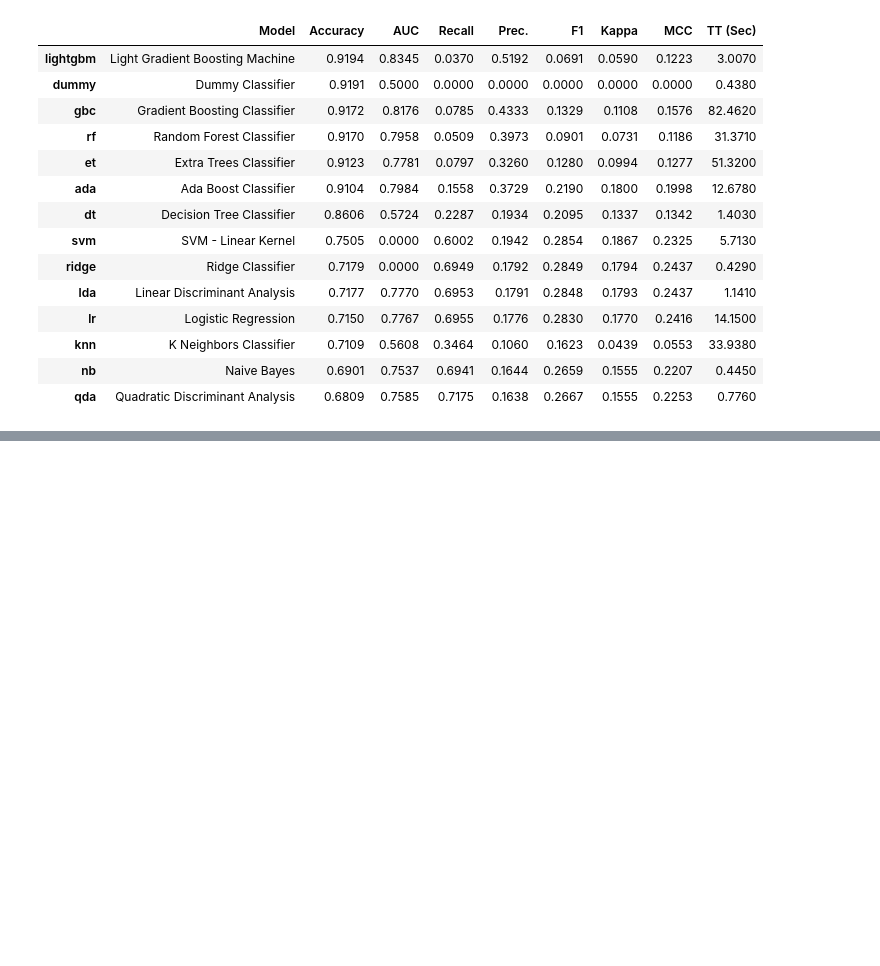
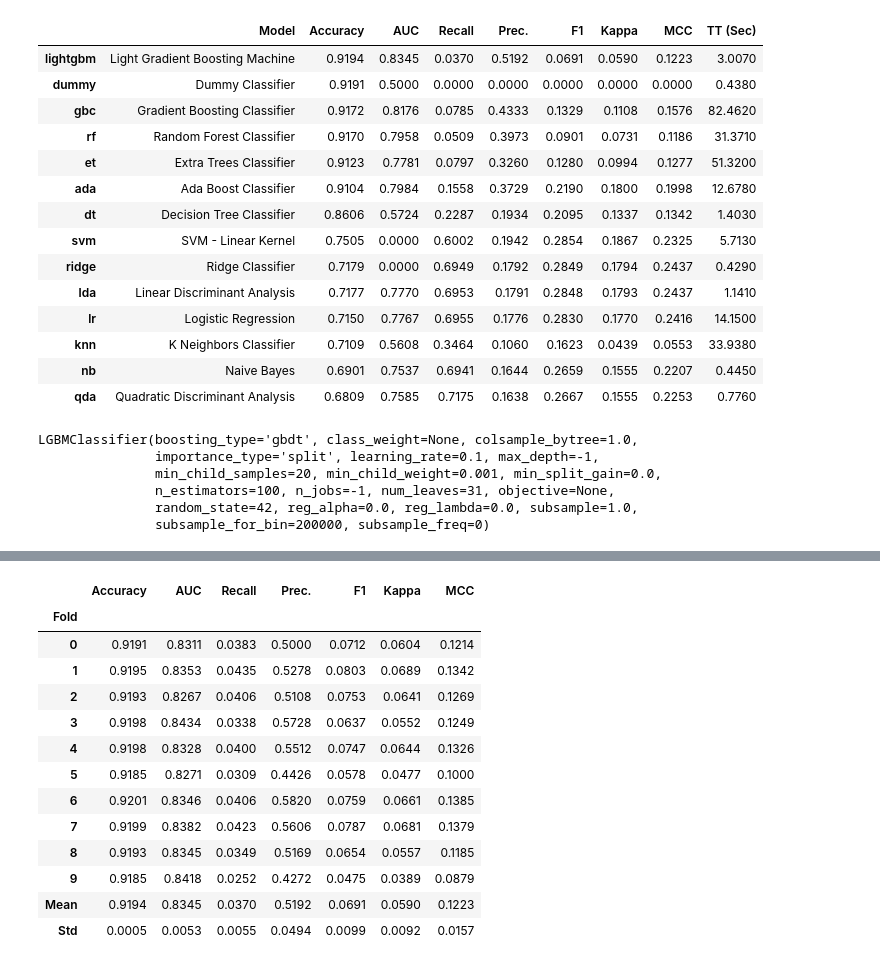
Before and after one commit to Swapsmahale/CardioVascular, a Jupyter notebook: CardioVascularCode.ipynb, the cells around one changed output, grey strips where cells are left out. Saved outputs shown, nothing was run; the diff lists cells and outputs as text; code cells hidden in the pictures; blank space fills up the shorter version.

```diff
--- a/CardioVascularCode.ipynb
+++ b/CardioVascularCode.ipynb
@@ -501,3 +501,15 @@ best_model = compare_models()
 | knn | K Neighbors Classifier | 0.7109 | 0.5608 | 0.3464 | 0.1060 | 0.1623 | 0.0439 | 0.0553 | 33.9380 |
 | nb | Naive Bayes | 0.6901 | 0.7537 | 0.6941 | 0.1644 | 0.2659 | 0.1555 | 0.2207 | 0.4450 |
 | qda | Quadratic Discriminant Analysis | 0.6809 | 0.7585 | 0.7175 | 0.1638 | 0.2667 | 0.1555 | 0.2253 | 0.7760 |
+# %%
+print(best_model)
+# %% [output]
+LGBMClassifier(boosting_type='gbdt', class_weight=None, colsample_bytree=1.0,
+               importance_type='split', learning_rate=0.1, max_depth=-1,
+               min_child_samples=20, min_child_weight=0.001, min_split_gain=0.0,
+               n_estimators=100, n_jobs=-1, num_leaves=31, objective=None,
+               random_state=42, reg_alpha=0.0, reg_lambda=0.0, subsample=1.0,
+               subsample_for_bin=200000, subsample_freq=0)
+# %%
+lightgbm=create_model('lightgbm')
+# %% [output]
@@ -503,0 +517,14 @@ best_model = compare_models()
+|  | Accuracy | AUC | Recall | Prec. | F1 | Kappa | MCC |
+| Fold |  |  |  |  |  |  |  |
+| 0 | 0.9191 | 0.8311 | 0.0383 | 0.5000 | 0.0712 | 0.0604 | 0.1214 |
+| 1 | 0.9195 | 0.8353 | 0.0435 | 0.5278 | 0.0803 | 0.0689 | 0.1342 |
+| 2 | 0.9193 | 0.8267 | 0.0406 | 0.5108 | 0.0753 | 0.0641 | 0.1269 |
+| 3 | 0.9198 | 0.8434 | 0.0338 | 0.5728 | 0.0637 | 0.0552 | 0.1249 |
+| 4 | 0.9198 | 0.8328 | 0.0400 | 0.5512 | 0.0747 | 0.0644 | 0.1326 |
+| 5 | 0.9185 | 0.8271 | 0.0309 | 0.4426 | 0.0578 | 0.0477 | 0.1000 |
+| 6 | 0.9201 | 0.8346 | 0.0406 | 0.5820 | 0.0759 | 0.0661 | 0.1385 |
+| 7 | 0.9199 | 0.8382 | 0.0423 | 0.5606 | 0.0787 | 0.0681 | 0.1379 |
+| 8 | 0.9193 | 0.8345 | 0.0349 | 0.5169 | 0.0654 | 0.0557 | 0.1185 |
+| 9 | 0.9185 | 0.8418 | 0.0252 | 0.4272 | 0.0475 | 0.0389 | 0.0879 |
+| Mean | 0.9194 | 0.8345 | 0.0370 | 0.5192 | 0.0691 | 0.0590 | 0.1223 |
+| Std | 0.0005 | 0.0053 | 0.0055 | 0.0494 | 0.0099 | 0.0092 | 0.0157 |
```
Also changed, not shown: parts of 5 cells of this notebook.
